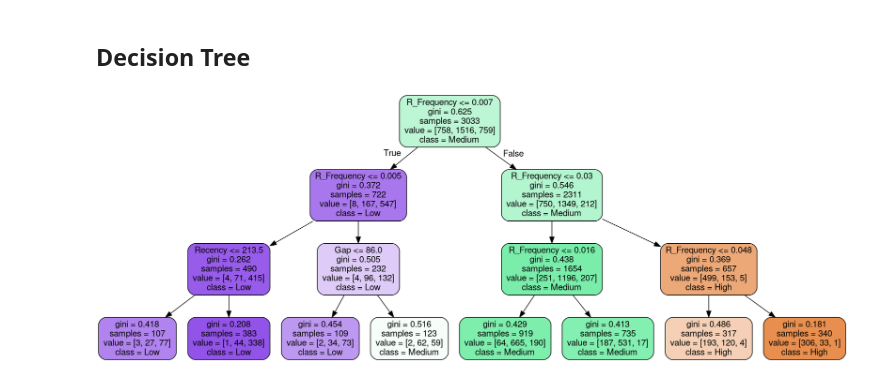
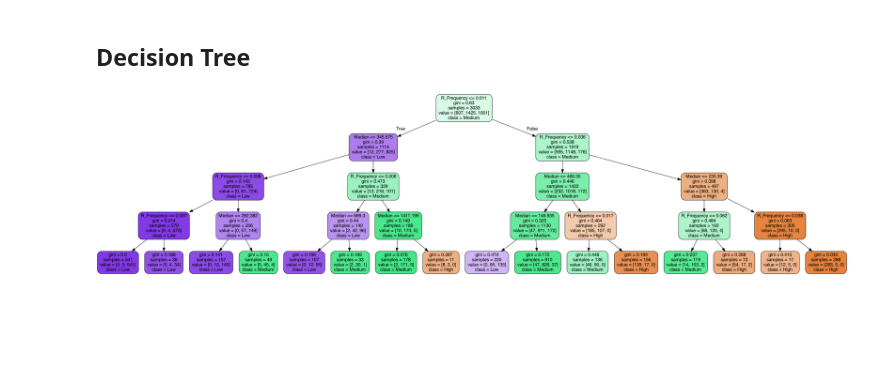
Before and after one commit to michelezoncheddu/data-mining-project, a Jupyter notebook: customers.ipynb, the cells around one changed output. Cells and saved outputs as stored; diff of their text form; code cells hidden in the pictures; blank space fills up the shorter version.

Commit message:
Improve customer profile

```diff
--- a/customers.ipynb
+++ b/customers.ipynb
@@ -600,8 +605,0 @@ quantiles
-# %%
-def Score(x, data, thresh):
-    if x <= thresh[data][0.25]:
-        return 'Low'
-    elif x <= thresh[data][0.75]:
-        return 'Medium'
-    else:
-        return 'High'
@@ -618,0 +606,13 @@ customer_labeled.head()
+# %%
+customer_labeled = customer_profile.copy()
+customer_labeled['Label'] = customer_labeled['R_Monetary'].apply(Score, args=('R_Monetary', quantiles))
+customer_labeled.head()
+
+"""labels = customer_labeled.groupby('Label').CustomerID.unique()
+# Sort the over-represented class to the head.
+labels = labels[labels.apply(len).sort_values(ascending=False).index]
+excess = len(labels.iloc[0]) - len(labels.iloc[1])
+remove = np.random.choice(labels.iloc[0], excess, replace=False)
+df2 = customer_labeled[~customer_labeled.CustomerID.isin(remove)]
+customer_labeled = df2
+df2"""
@@ -637,9 +639,9 @@ variables = ['Label']
 customer_labeled = discretize_data(customer_labeled, variables)
 
 # Drop the categorical variables since we don't need them anymore
-customer_labeled.drop(columns=['CustomerID','Label', 'MScore', 'Frequency', 'R_Monetary'], axis=1,inplace=True)
+customer_labeled.drop(columns=['CustomerID', 'Label', 'R_Monetary', 'Recency', 'Frequency'], axis=1,inplace=True)
 
 label = customer_labeled.pop('Label_num')
-train_set, test_set, train_label, test_label = train_test_split(customer_labeled, label, stratify =label, test_size=0.30)
+train_set, test_set, train_label, test_label = train_test_split(customer_labeled, label, stratify=label, test_size=0.3)
 train_set.head()
 # %% [output]
@@ -663,23 +665,22 @@ Name: Label_num, dtype: int64
 # %%
 # Decision tree
 
-
 dec_t = tree.DecisionTreeClassifier(criterion='gini', splitter='best',
-                                  max_depth=3,
-                                  min_samples_split=7, min_samples_leaf=5)
+                                  max_depth=4,
+                                  min_samples_split=3, min_samples_leaf=10)
 
 dec_t = dec_t.fit(train_set, train_label)
 # %%
 # Show decision tree
 
 dot_data = tree.export_graphviz(dec_t, out_file=None,
-                         feature_names=['Recency','R_Frequency', 'Gap'],
+                         feature_names=['R_Frequency', 'Median'],
                          class_names=['High', 'Medium', 'Low'],
                          filled=True, rounded=True)
 graph = pydotplus.graph_from_dot_data(dot_data)
 Image(graph.create_png())
 # %% [output]
-[figure, old version]
+[figure, new version]
 # %%
 # Predict phase
 
```
Also changed, not shown: parts of 27 cells of this notebook.
